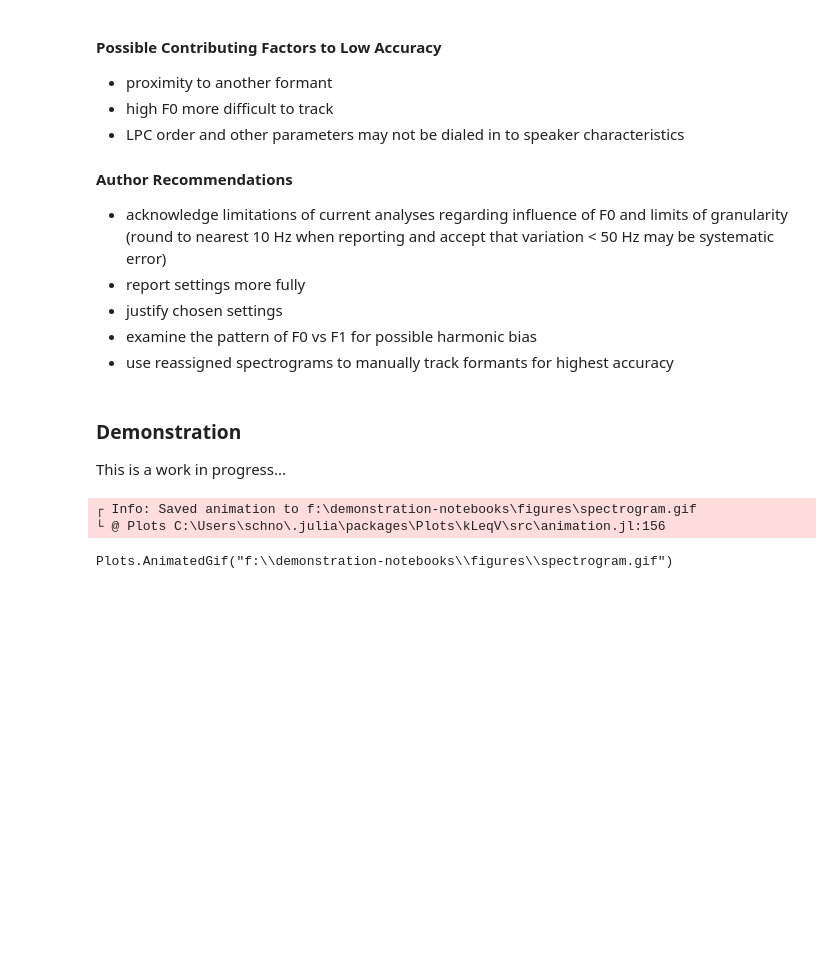
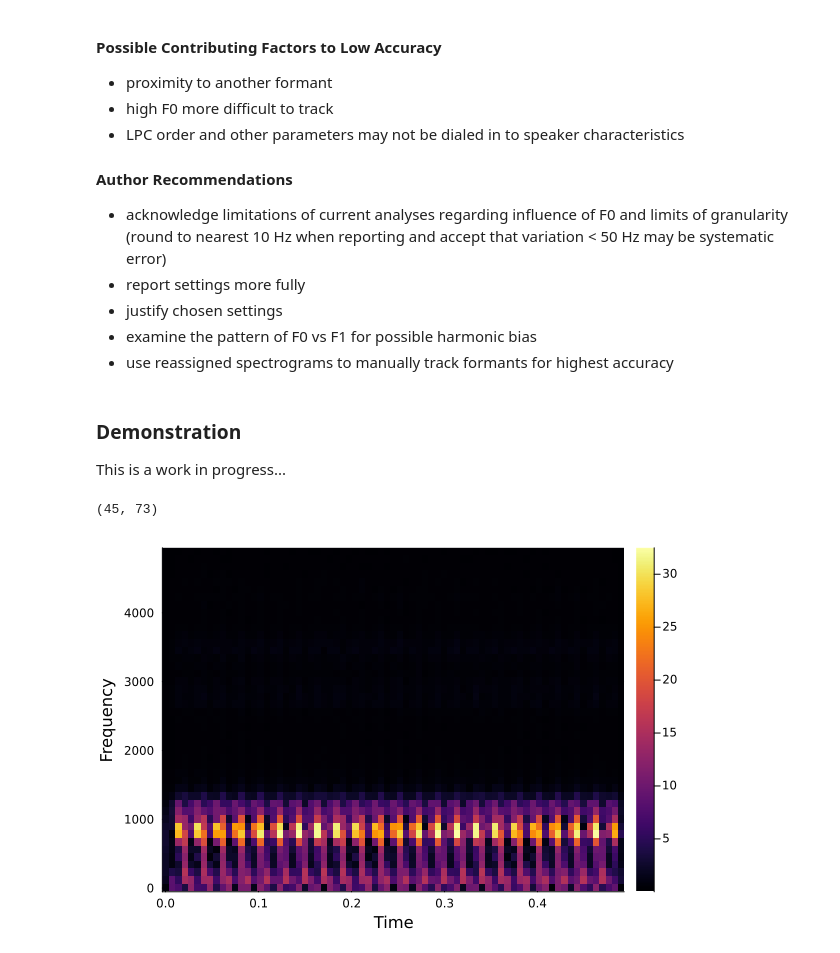
Before and after one commit to tschnoor/demonstration-notebooks, a Jupyter notebook: formants_whalen_2022.ipynb, the cells around one changed output. Saved outputs shown, nothing was run; the diff lists cells and outputs as text; code cells hidden in the pictures; blank space fills up the shorter version.

Commit message:
started klatt noebook; updated scales and frequency ceiling on spectrogram demo

```diff
--- a/formants_whalen_2022.ipynb
+++ b/formants_whalen_2022.ipynb
@@ -37,53 +37,53 @@ This is a work in progress...
 using Random
 using Plots
 using FFTW
+using WAV
 
-# Generate a test signal: sine waves with different frequencies
-fs = 1000  # Sampling frequency
-t = 0:1/fs:1  # Time vector
-signal = sin.(2π * 50 * t) .+ 0.5sin.(2π * 120 * t) .+ 0.2sin.(2π * 200 * t)
+signal, fs, b, opt = wavread("demo_data/aa_audio/audio_lpc_aa_fo100.wav")
 
 # Parameters for spectrogram
-# window_size = 200
-# overlap = 10
+window_size = 400
+overlap = 100
 
 function compute_spectrogram(signal, window_size, overlap)
     num_windows = div(length(signal) - window_size, window_size - overlap) + 1
     spectrogram = []
 
     for i in 1:num_windows
         start_idx = (i - 1) * (window_size - overlap) + 1
         end_idx = start_idx + window_size - 1
         window = signal[start_idx:end_idx]
         windowed_signal = window .* hanning(window_size)
         spectrum = abs.(fft(windowed_signal)[1:div(window_size,2)])
         push!(spectrogram, spectrum)
     end
 
-    return hcat(spectrogram...)
+    return hcat(spectrogram...), num_windows
 end
 
 function hanning(size)
     return 0.5 * (1 .- cos.(2π * (0:size-1) ./ (size-1)))
 end
 
-anim = Animation()
+spectrogram, num_windows = compute_spectrogram(signal, window_size, overlap)
 
-step = 1
-wn = range(start=-100, step=step, stop=-20)
-nw = range(start=20, step=step, stop=100)
-r = [wn; nw]
+n_samp = length(signal)
+time_step = (window_size - overlap) / fs
+t = 0:time_step:time_step * (num_windows - 1)  # Time vector
 
-for window_size in r
-    window_size = abs.(window_size)
-    overlap = Int.(round(window_size / 2))
-    spectrogram = compute_spectrogram(signal, window_size, overlap)
-    heatmap(spectrogram, xlabel="Time", ylabel="Frequency", title="Spectrogram (window size = $window_size)")
-    frame(anim)
-end
+# Define the maximum frequency you want to display
+fc = 5000 # in Hz
 
-gif(anim, "figures/spectrogram.gif", fps=60)
+# Convert fc to corresponding matrix index
+max_index = Int(round(fc * size(spectrogram, 1) / (fs / 2)))
+
+# Slice the spectrogram matrix to keep only the lower frequencies
+spectrogram = spectrogram[1:max_index, :]
+println(size(spectrogram))
+
+f = 1:fc/size(spectrogram, 1):fc
+
+heatmap(t, f, spectrogram, xlabel="Time", ylabel="Frequency")
 # %% [output]
-┌ Info: Saved animation to f:\demonstration-notebooks\figures\spectrogram.gif
-└ @ Plots C:\Users\schno\.julia\packages\Plots\kLeqV\src\animation.jl:156
+(45, 73)
-Plots.AnimatedGif("f:\\demonstration-notebooks\\figures\\spectrogram.gif")
+[figure, added]
```
Also changed, not shown: parts of 1 cell of this notebook, 15 other files.
